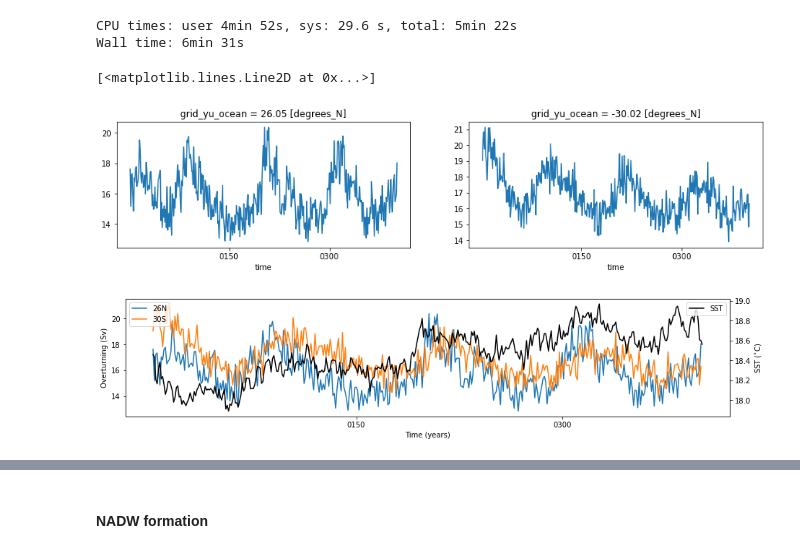
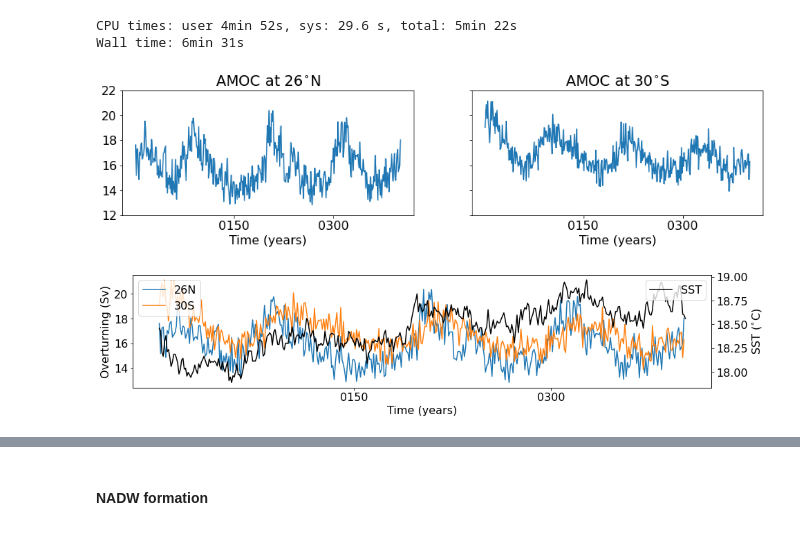
Before and after one commit to wghuneke/ACCESS-CM2-025_Analysis, a Jupyter notebook: notebooks/Playing_Around_ACCESS_CM2.ipynb, the cells around one changed output, grey strips where cells are left out. Cells and saved outputs as stored; diff of their text form; code cells hidden in the pictures.

```diff
--- a/notebooks/Playing_Around_ACCESS_CM2.ipynb
+++ b/notebooks/Playing_Around_ACCESS_CM2.ipynb
@@ -19,6 +33,10 @@ control = 'cj877'
 path_to_data = '/g/data/x77/wgh581/Post_Process/ACCESS_CM2_025/'
 # %% [markdown]
 If you get a 'read-only database' warning, it is because the database has not finished building.
+# %%
+# Plotting info
+ft_size = 16
+plt.rcParams.update({'font.size': ft_size})
 # %% [markdown]
 ## Database explorer
 # %%
@@ -546,12 +774,18 @@ psi_amoc_30S = xr.open_dataarray(path_to_data + 'psi_AMOC_30S_annual.nc')
 # %%
 fig = plt.figure(figsize=(15,3))
 
 plt.subplot(121)
 psi_amoc_26N.plot()
-#psi_amoc_30S.plot()
+plt.title('AMOC at 26$^{\circ}$N')
+plt.ylim(12, 22)
+plt.xlabel('Time (years)')
 
 plt.subplot(122)
 psi_amoc_30S.plot()
+plt.title('AMOC at 30$^{\circ}$S')
+plt.tick_params(labelleft=False)
+plt.ylabel('')
+plt.ylim(12, 22)
+plt.xlabel('Time (years)');
 # %% [output]
-[<matplotlib.lines.Line2D at 0x...>]
-[figure, old version]
+[figure, new version]
@@ -563,7 +795,7 @@ psi_amoc_26N.plot(label='26N')
 psi_amoc_30S.plot(label='30S')
 
 ax2 = ax1.twinx()
-sst.plot(color='k', label='SST')
+temp_surface_ave.plot(color='k', label='SST')
 
 ax1.legend(loc=2)
 ax2.legend(loc=1)
@@ -573,4 +805,4 @@ ax2.set_title('')
 ax1.set_ylabel('Overturning (Sv)')
 ax2.set_ylabel('SST ($^{\circ}$C)');
 # %% [output]
-[figure, old version]
+[figure, new version]
```
Also changed, not shown: parts of 177 cells of this notebook.
